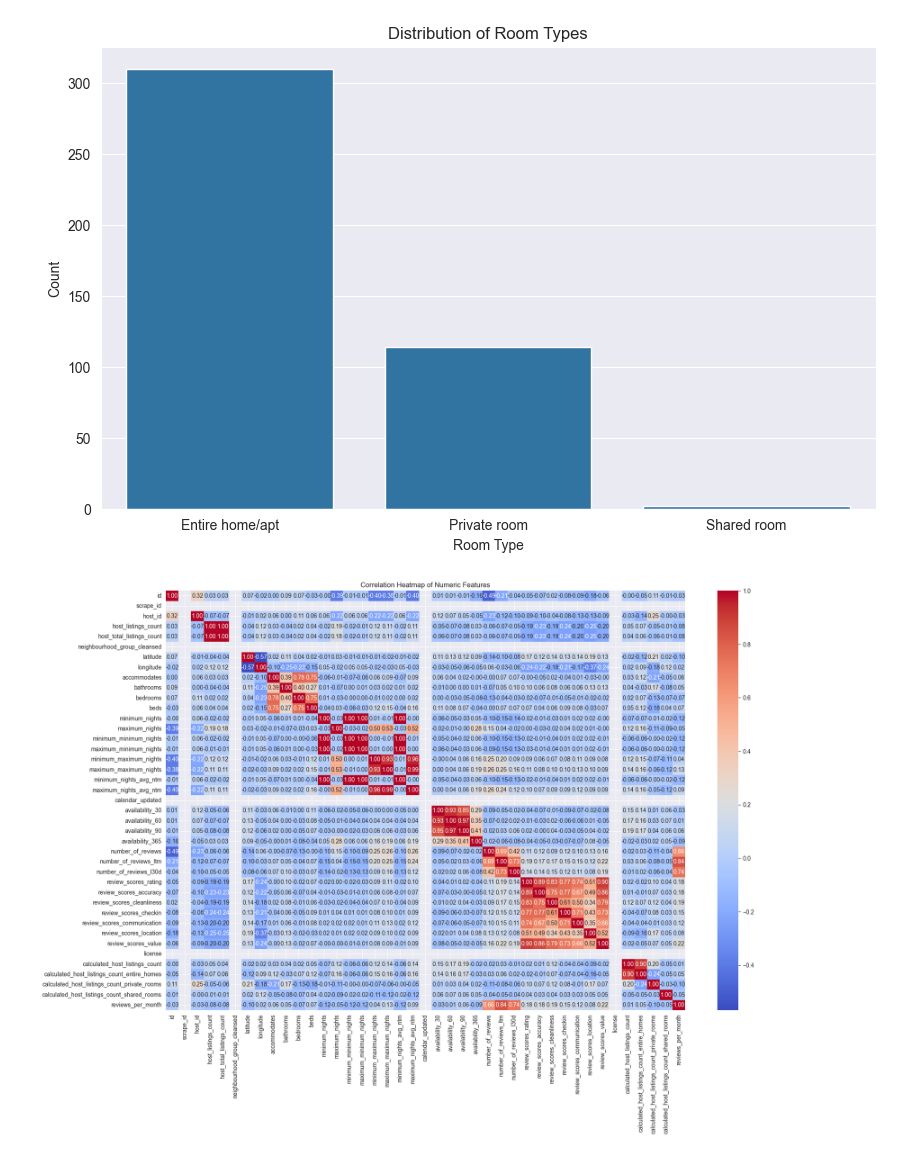
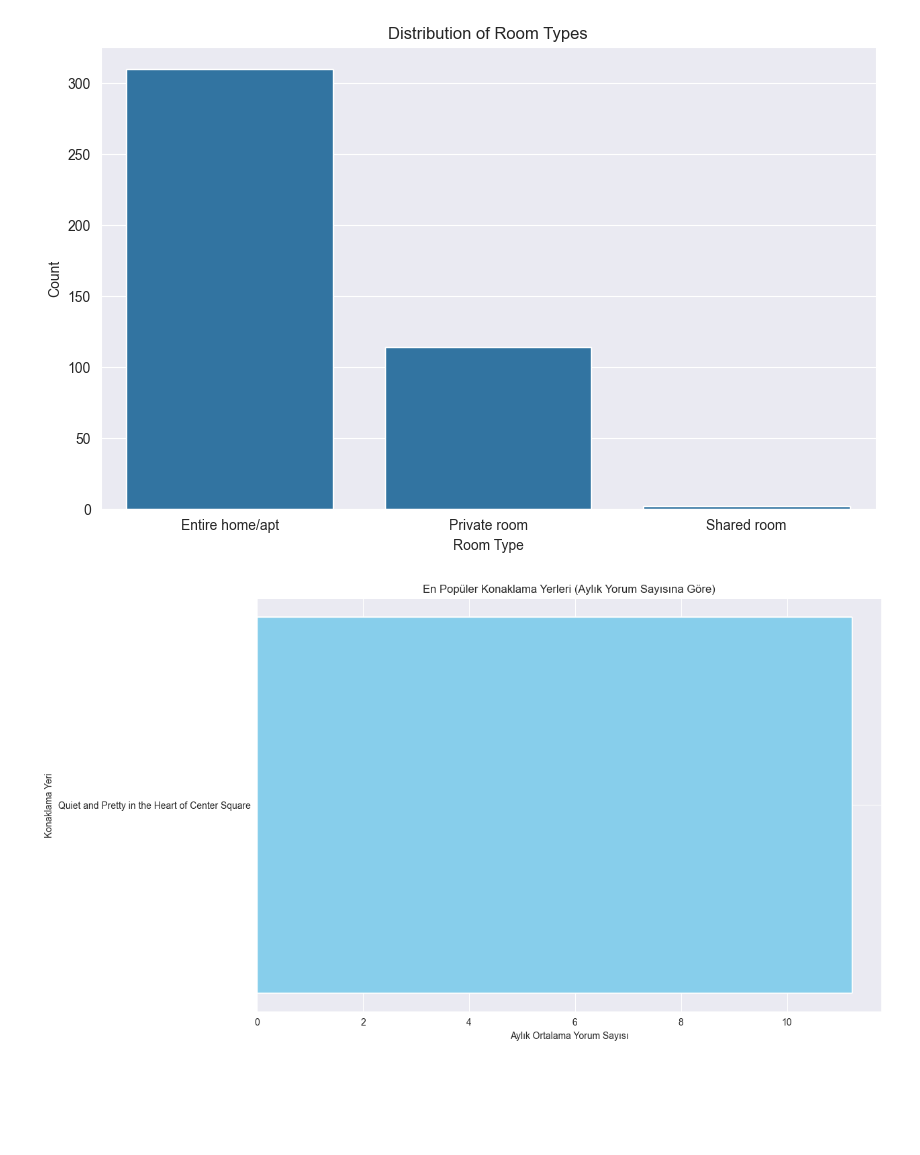
Before and after one commit to mertgenc0/mydsprojects, a Jupyter notebook: AirbnbNewyork/airbnb.ipynb, the cells around one changed output. Saved outputs shown, nothing was run; the diff lists cells and outputs as text; code cells hidden in the pictures; blank space fills up the shorter version.

```diff
--- a/AirbnbNewyork/airbnb.ipynb
+++ b/AirbnbNewyork/airbnb.ipynb
@@ -182,11 +187,15 @@ plt.show()
 # %% [output]
 [figure]
 # %%
-numlistdata = lisdata.select_dtypes(include=[np.number])
+top_reviews = mergedata.nlargest(10, 'reviews_per_month')[['name', 'reviews_per_month']]
 
-plt.figure(figsize=(20, 13))
-sns.heatmap(numlistdata.corr(), annot=True, fmt='.2f', cmap='coolwarm')
-plt.title('Correlation Heatmap of Numeric Features')
+# Grafik oluşturun
+plt.figure(figsize=(12, 8))
+plt.barh(top_reviews['name'], top_reviews['reviews_per_month'], color='skyblue')
+plt.xlabel('Aylık Ortalama Yorum Sayısı')
+plt.ylabel('Konaklama Yeri')
+plt.title('En Popüler Konaklama Yerleri (Aylık Yorum Sayısına Göre)')
+plt.gca().invert_yaxis()  # En yüksekten en aza sıralamak için y eksenini ters çevirin
 plt.show()
 # %% [output]
-[figure, old version]
+[figure, new version]
```
Also changed, not shown: parts of 5 cells of this notebook, 1 other file.
